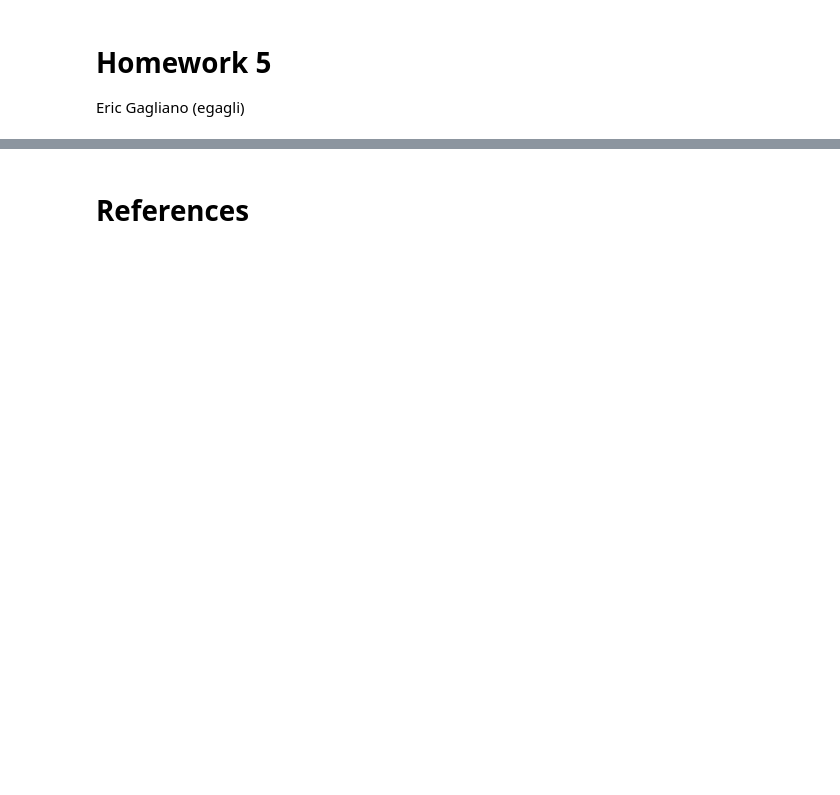
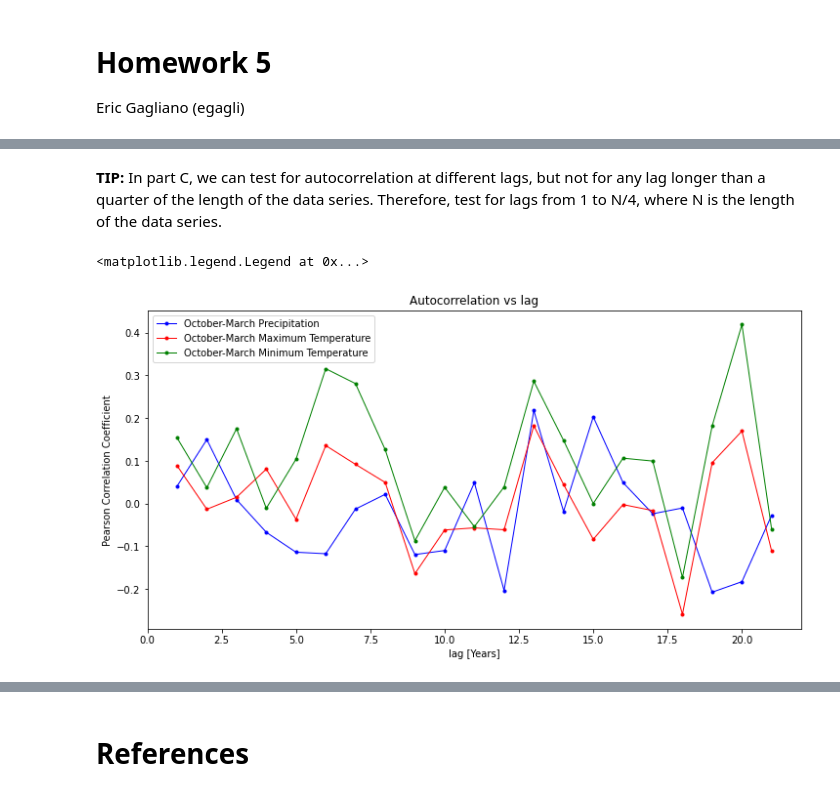
Before and after one commit to egagli/cewa565, a Jupyter notebook: homework/5/hw5.ipynb, the cells around one changed output, grey strips where cells are left out. Saved outputs shown, nothing was run; the diff lists cells and outputs as text; code cells hidden in the pictures; blank space fills up the shorter version.

```diff
--- a/homework/5/hw5.ipynb
+++ b/homework/5/hw5.ipynb
@@ -610,0 +57,23 @@ Seth Vanderwilt and I will use Sentinel-1 Synthetic Aperture Radar (SAR) backsca
+# %% [markdown]
+**TIP:** In part C, we can test for autocorrelation at different lags, but not for any lag longer than a quarter of the length of the data series. Therefore, test for lags from 1 to N/4, where N is the length of the data series.
+# %%
+# create dataframe and loop to store autocorrelation values
+autocorrs = pd.DataFrame()
+
+for i in np.arange(1,int(len(cascades_df)/4)):
+    autocorrs.loc[i,'oct-mar precip r'] = cascades_df['oct-mar precip'].autocorr(i)
+    autocorrs.loc[i,'oct-mar tmax r'] = cascades_df['oct-mar tmax'].autocorr(i)
+    autocorrs.loc[i,'oct-mar tmin r'] = cascades_df['oct-mar tmin'].autocorr(i)
+# %%
+# plot correlations
+f,ax=plt.subplots(figsize=(12,6))
+autocorrs['oct-mar precip r'].plot(ax=ax,c='b', linestyle='-', linewidth=1, marker='.', label='October-March Precipitation')
+autocorrs['oct-mar tmax r'].plot(ax=ax,c='r', linestyle='-', linewidth=1, marker='.', label='October-March Maximum Temperature')
+autocorrs['oct-mar tmin r'].plot(ax=ax,c='g', linestyle='-', linewidth=1, marker='.', label='October-March Minimum Temperature')
+ax.set_title('Autocorrelation vs lag')
+ax.set_xlabel('lag [Years]')
+ax.set_ylabel('Pearson Correlation Coefficient')
+ax.legend()
+# %% [output]
+<matplotlib.legend.Legend at 0x...>
+[figure, added]
```
Also changed, not shown: parts of 75 cells of this notebook.
